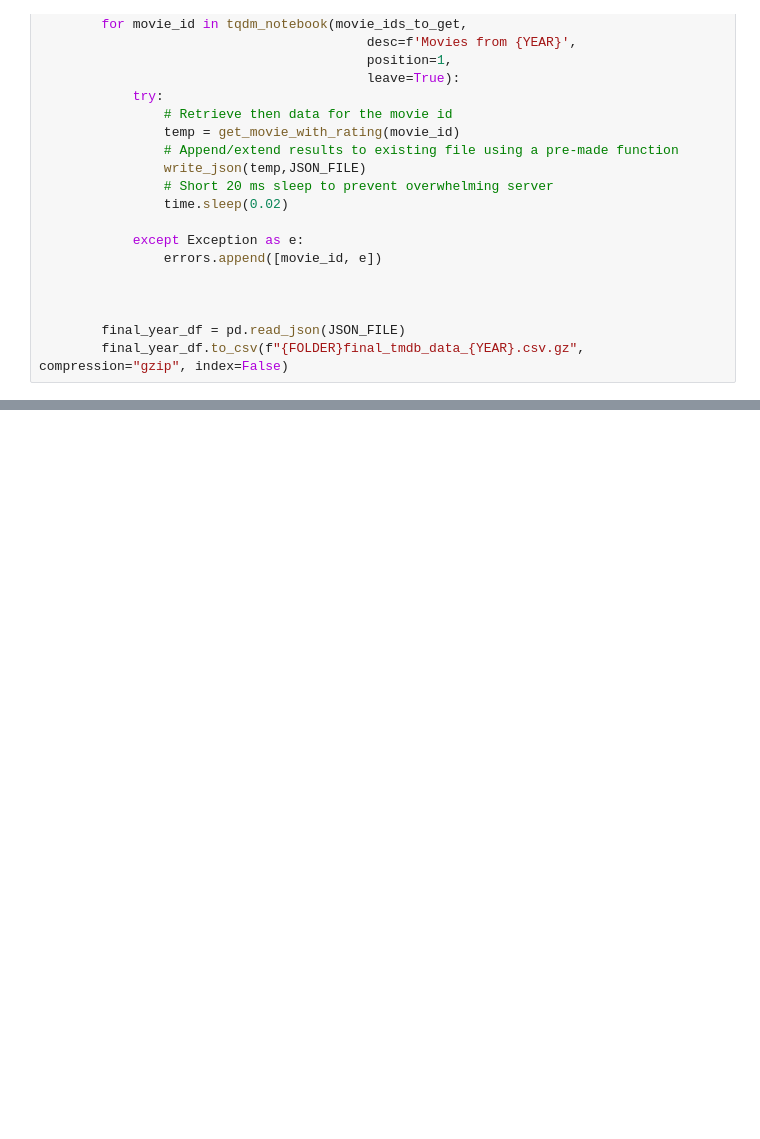
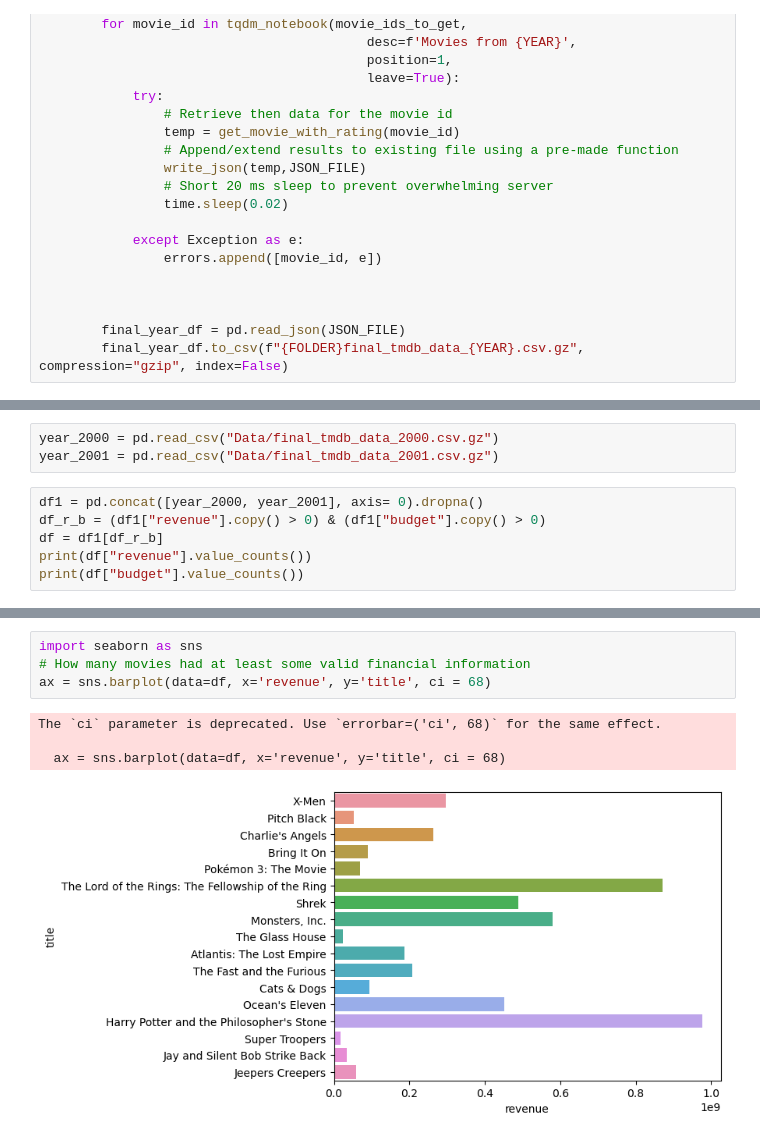
Before and after one commit to CaillahR/Project-3-Part-1, a Jupyter notebook: Project 3 part 2.ipynb, the cells around one changed output, grey strips where cells are left out. Cells and saved outputs as stored; diff of their text form; blank space fills up the shorter version.

```diff
--- a/Project 3 part 2.ipynb
+++ b/Project 3 part 2.ipynb
@@ -190,0 +197,9 @@ print(f"- Total errors: {len(errors)}")
+# %%
+year_2000 = pd.read_csv("Data/final_tmdb_data_2000.csv.gz")
+year_2001 = pd.read_csv("Data/final_tmdb_data_2001.csv.gz")
+# %%
+df1 = pd.concat([year_2000, year_2001], axis= 0).dropna()
+df_r_b = (df1["revenue"].copy() > 0) & (df1["budget"].copy() > 0)
+df = df1[df_r_b]
+print(df["revenue"].value_counts())
+print(df["budget"].value_counts())
@@ -190,0 +247,9 @@ print(f"- Total errors: {len(errors)}")
+# %%
+import seaborn as sns
+# How many movies had at least some valid financial information
+ax = sns.barplot(data=df, x='revenue', y='title', ci = 68)
+# %% [output]
+The `ci` parameter is deprecated. Use `errorbar=('ci', 68)` for the same effect.
+
+  ax = sns.barplot(data=df, x='revenue', y='title', ci = 68)
+[figure, added]
```
Also changed, not shown: parts of 14 cells of this notebook.
